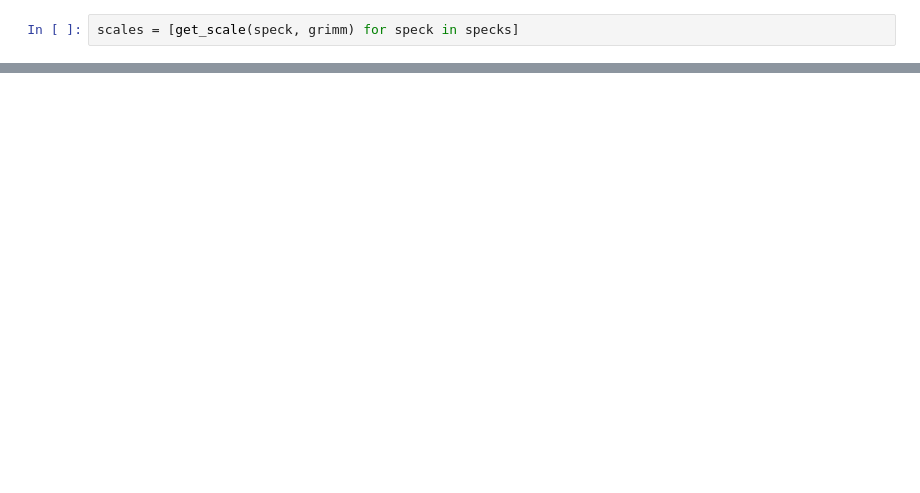
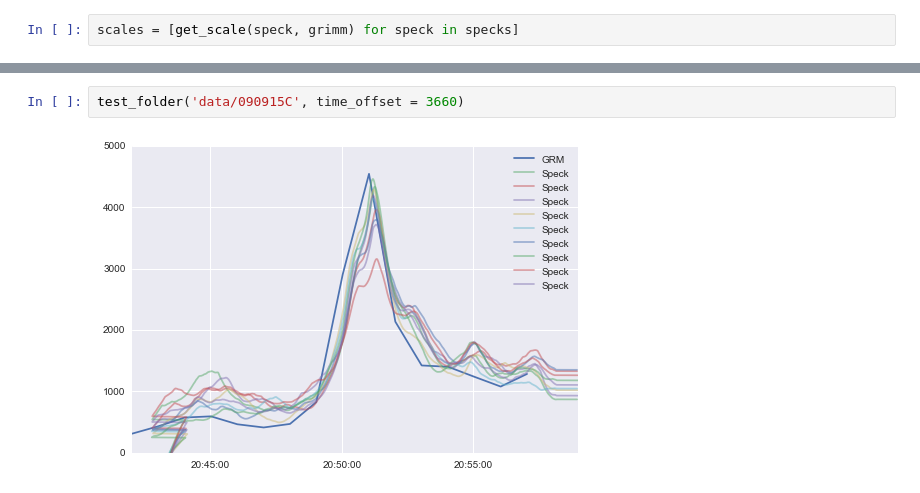
Before and after one commit to CMU-CREATE-Lab/speck-ml, a Jupyter notebook: Calibration Learning.ipynb, the cells around one changed output, grey strips where cells are left out. Cells and saved outputs as stored; diff of their text form; blank space fills up the shorter version.

```diff
--- a/Calibration Learning.ipynb
+++ b/Calibration Learning.ipynb
@@ -60,0 +79,4 @@ plt.legend()
+# %%
+test_folder('data/090915C', time_offset = 3660)
+# %% [output]
+[figure, added]
```
Also changed, not shown: parts of 14 cells of this notebook.
